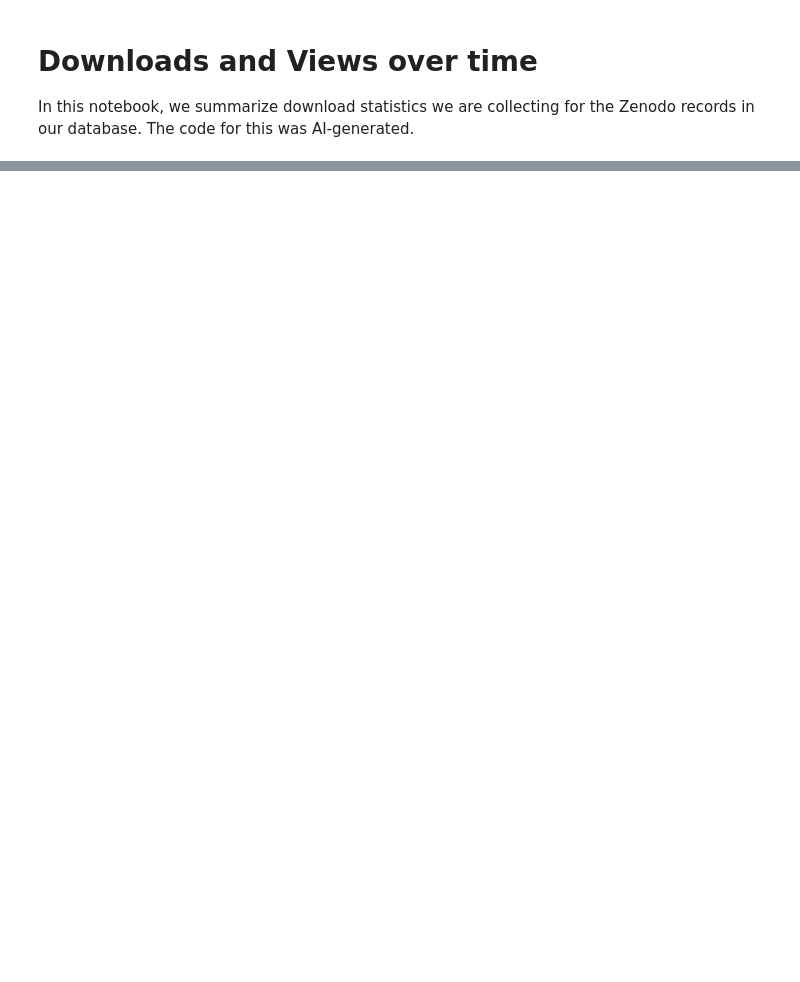
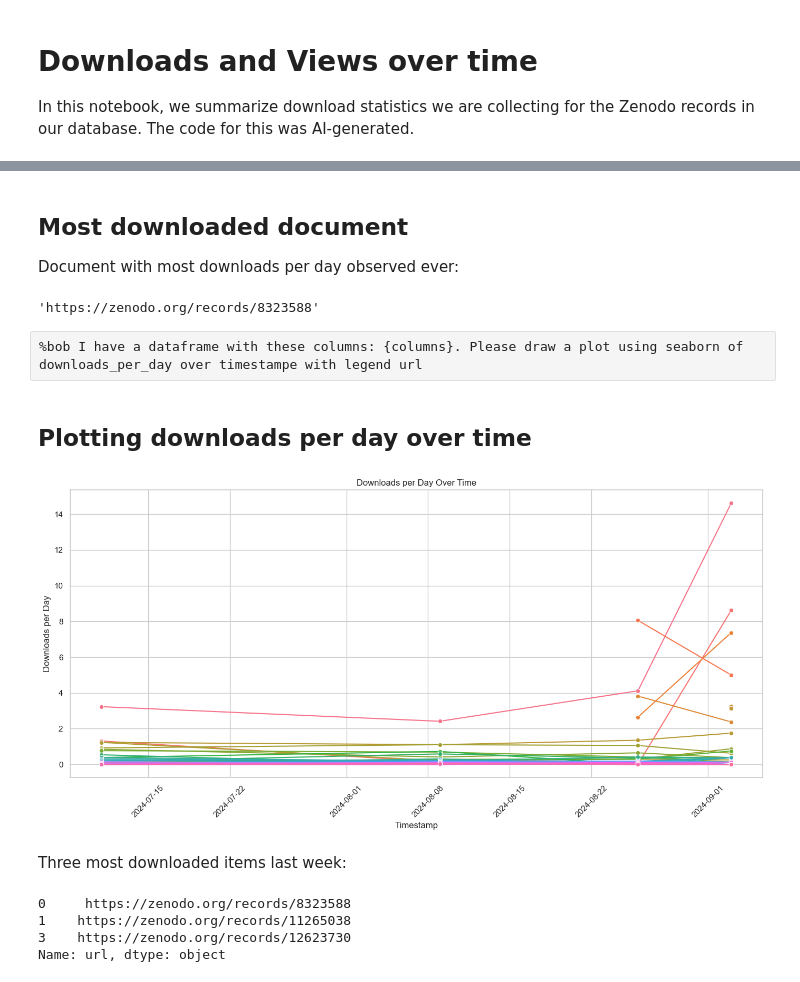
Before and after one commit to NFDI4BIOIMAGE/training, a Jupyter notebook: notebooks/download_stats.ipynb, the cells around one changed output, grey strips where cells are left out. Saved outputs shown, nothing was run; the diff lists cells and outputs as text; code cells hidden in the pictures; blank space fills up the shorter version.

Commit message:
add download stats to the website

```diff
--- a/notebooks/download_stats.ipynb
+++ b/notebooks/download_stats.ipynb
@@ -68,0 +9,5 @@ plt.show()
+# %%
+def read_file_and_date(filename):
+    df = pd.read_csv(filename)
+    date = pd.to_datetime(filename.replace("\\", "/").split("/")[-1].replace('.csv', ''), format='%Y%m%d')
+    return df, date
@@ -68,0 +60,7 @@ plt.show()
+# %% [markdown]
+## Most downloaded document
+Document with most downloads per day observed ever:
+# %%
+df["url"][0]
+# %% [output]
+'https://zenodo.org/records/8323588'
@@ -68,0 +69,34 @@ plt.show()
+# %% [raw]
+%bob I have a dataframe with these columns: {columns}. Please draw a plot using seaborn of downloads_per_day over timestampe with legend url
+# %% [markdown]
+## Plotting downloads per day over time
+# %%
+# Set the style for seaborn plots
+sns.set(style="whitegrid")
+
+# Create the line plot without legend
+plt.figure(figsize=(14, 7))
+sns.lineplot(data=df, x='timestamp', y='downloads_per_day', hue='url', marker='o', legend=False)
+
+# Add title and labels
+plt.title('Downloads per Day Over Time')
+plt.xlabel('Timestamp')
+plt.ylabel('Downloads per Day')
+
+# Customize the plot
+plt.xticks(rotation=45)  # Rotate x-axis labels for better readability
+plt.tight_layout()  # Adjust layout for better fit
+plt.show()
+# %% [output]
+[figure, added]
+# %% [markdown]
+Three most downloaded items last week:
+# %%
+last_week = df[df["timestamp"] == df["timestamp"].max()]
+url = last_week["url"][:3]
+url
+# %% [output]
+0     https://zenodo.org/records/8323588
+1    https://zenodo.org/records/11265038
+3    https://zenodo.org/records/12623730
+Name: url, dtype: object
```
Also changed, not shown: parts of 15 cells of this notebook, 4 other files.
